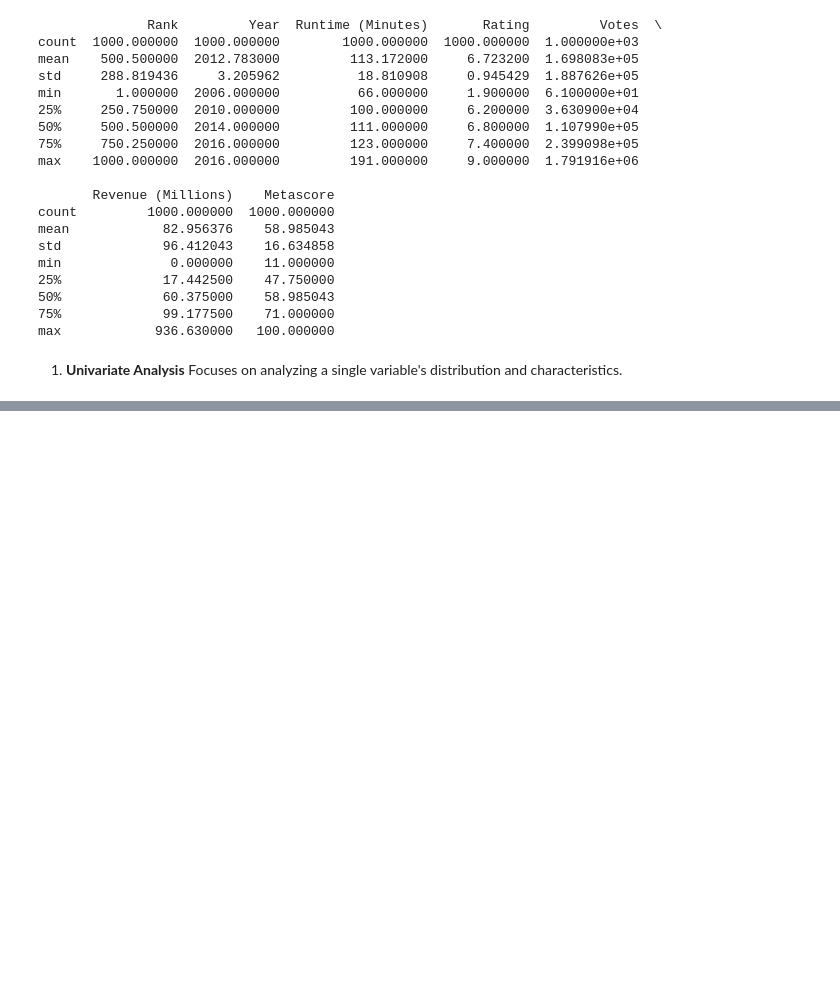
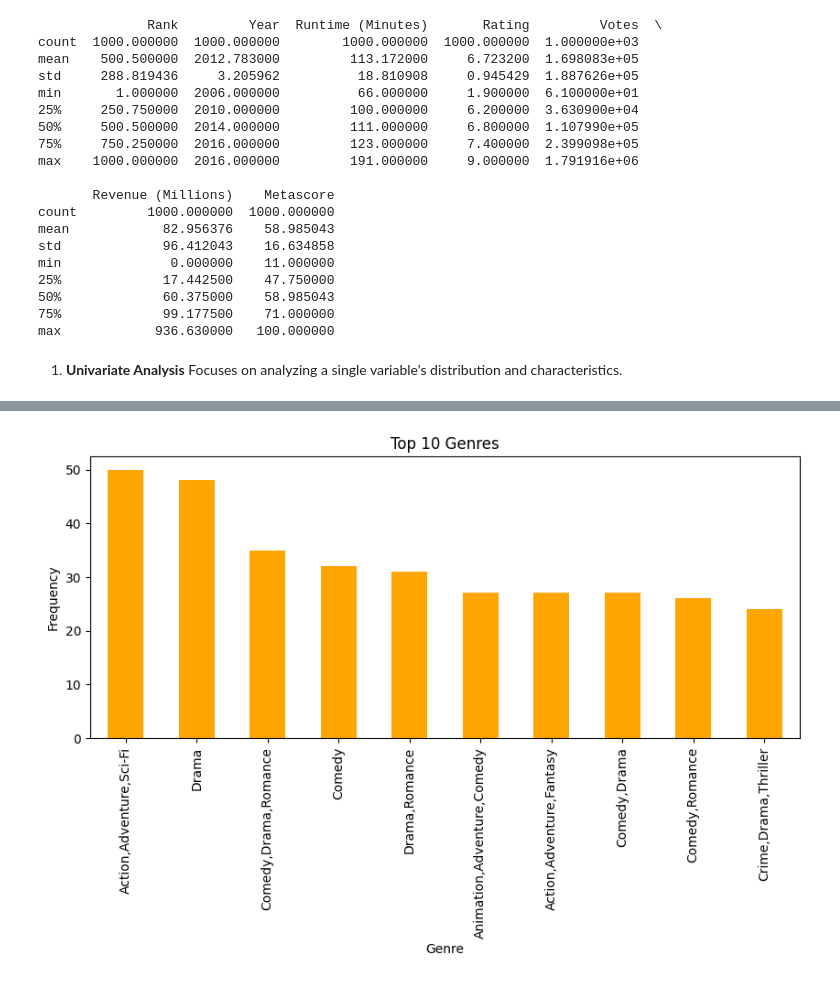
Before and after one commit to InsightByHarshit/IMDB-Data-Analysis, a Jupyter notebook: IMDB.ipynb, the cells around one changed output, grey strips where cells are left out. Drawn from its saved outputs; the diff is of its cells as text; code cells hidden in the pictures; blank space fills up the shorter version.

```diff
--- a/IMDB.ipynb
+++ b/IMDB.ipynb
@@ -147,0 +147,10 @@ plt.show()
+# %%
+# Bar plot for categorical data
+
+plt.figure(figsize=(10, 4))
+data['Genre'].value_counts().head(10).plot(kind='bar', title='Top 10 Genres', color='orange');
+plt.xlabel('Genre')
+plt.ylabel('Frequency')
+plt.show()
+# %% [output]
+[figure, added]
```
Also changed, not shown: parts of 16 cells of this notebook.
